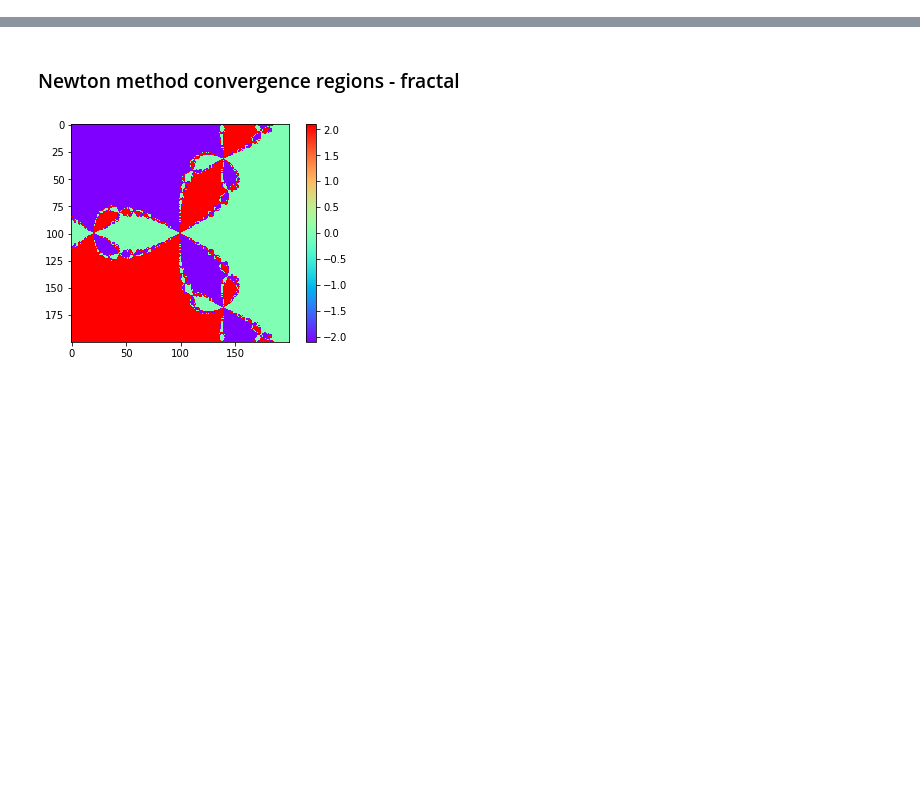
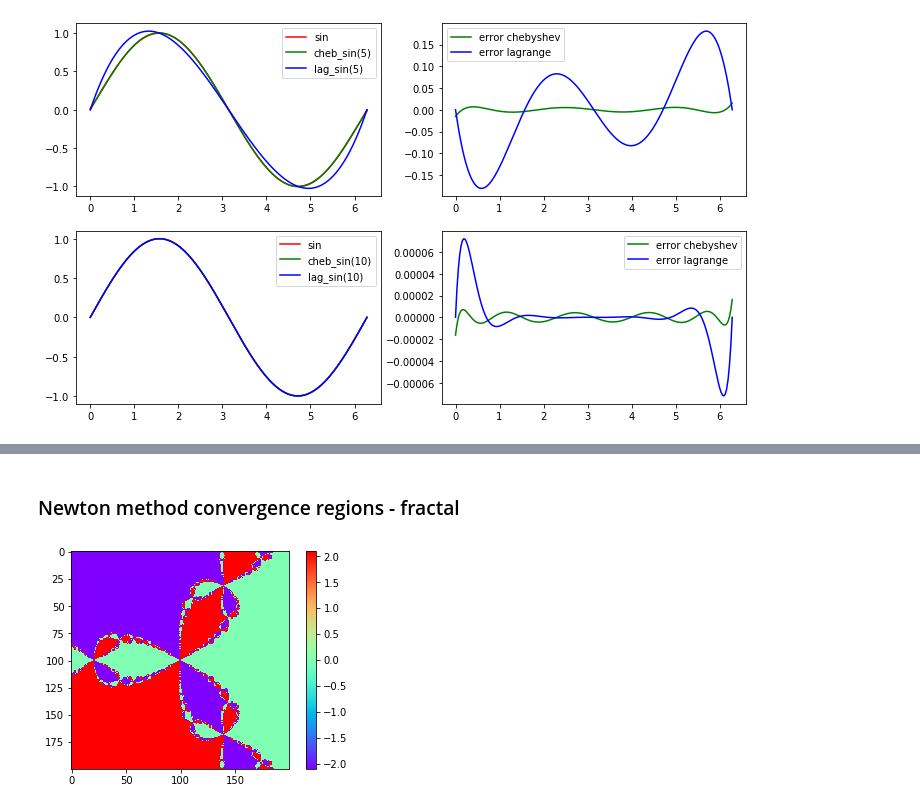
Before and after one commit to jbrezmorf/PythonForAll, a Jupyter notebook: Section_2.4_SciPy.ipynb, the cells around one changed output, grey strips where cells are left out. Saved outputs shown, nothing was run; the diff lists cells and outputs as text; code cells hidden in the pictures; blank space fills up the shorter version.

```diff
--- a/Section_2.4_SciPy.ipynb
+++ b/Section_2.4_SciPy.ipynb
@@ -51,0 +97,46 @@ Přehled funkcí s odkazy do dokumentace:
+# %%
+import numpy as np
+import numpy.linalg as la
+import numpy.polynomial as poly
+import matplotlib.pyplot as plt
+
+
+from scipy.interpolate import lagrange
+
+
+def cheb_sin(deg):
+    # Make approximation by Chebychev polynomial.
+    x_sample = np.linspace(0, 2*np.pi, 100*deg)
+    y_sample = np.sin(x_sample)
+    #A = poly.chebyshev.chebvander(x_sample, len(x_sample)-1)
+    #c = la.solve(A, y_sample)
+    c = poly.chebyshev.chebfit(x_sample, y_sample, deg)
+    return poly.Chebyshev(c)
+
+def lag_sin(deg):
+    # Make Lagrange interpolation.
+
+    X = np.linspace(0, 2*np.pi, deg)
+    Y = np.sin(X)
+    return lagrange(X, Y)
+
+fig,ax  = plt.subplots(2, 2, figsize=(12, 7))
+
+# 5 interpolation points, polynom degree 5
+# 10 interpolation points, polynom degree 10
+# Works well since sin(x) have all derivatives bounded, C infinity function
+for i_row, degree in enumerate([5,10]):
+    func_cheb = cheb_sin(degree)
+    func_lag = lag_sin(degree)
+    x=np.linspace(0, 2*np.pi, 200)
+    ax_sin, ax_err = ax[i_row]
+    ax_sin.plot(x, np.sin(x), c='r', label='sin')
+    ax_sin.plot(x, func_cheb(x), c='g', label='cheb_sin({})'.format(degree))
+    ax_sin.plot(x, func_lag(x), c='b', label='lag_sin({})'.format(degree))
+    ax_sin.legend()
+    ax_err.plot(x, np.sin(x) - func_cheb(x), c='g', label='error chebyshev')
+    ax_err.plot(x, np.sin(x) - func_lag(x), c='b', label='error lagrange')
+    ax_err.legend()
+plt.show()
+# %% [output]
+[figure, added]
```
Also changed, not shown: parts of 30 cells of this notebook, 2 other files.
